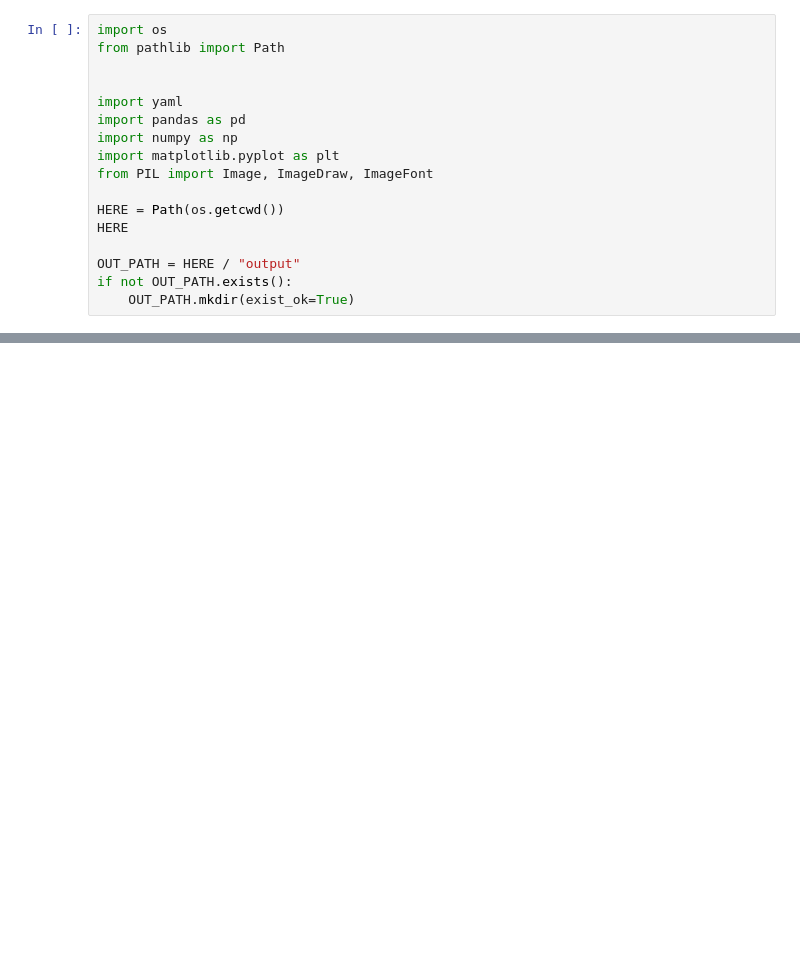
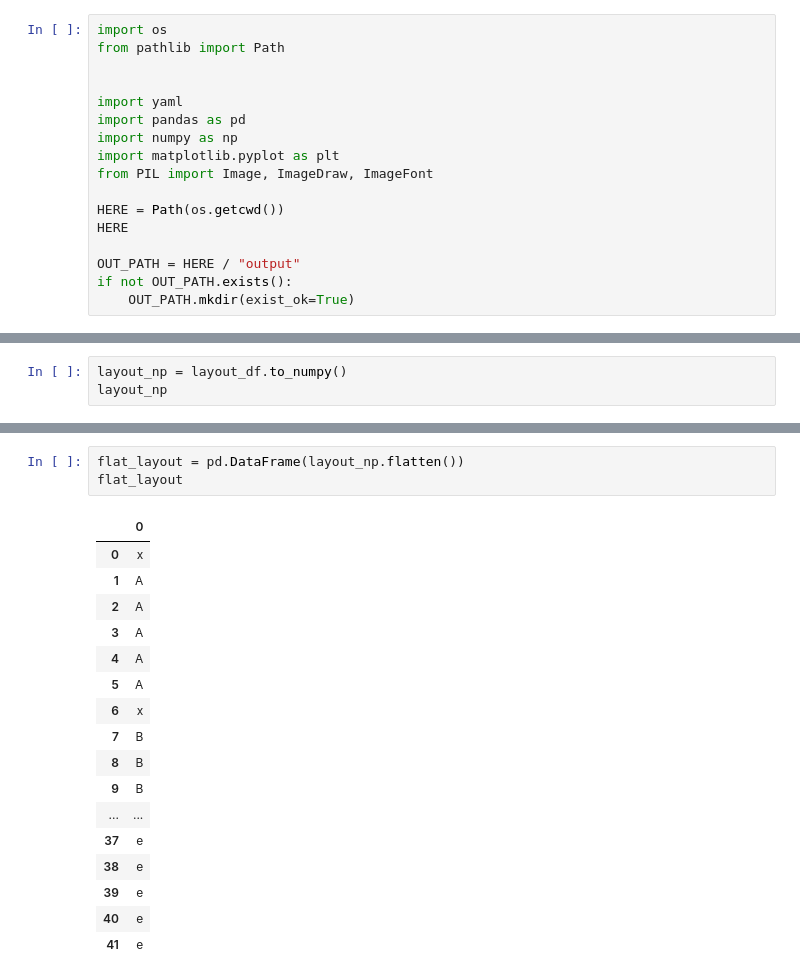
Before and after one commit to qwasium/seating-layout, a Jupyter notebook: test.ipynb, the cells around one changed output, grey strips where cells are left out. Drawn from its saved outputs; the diff is of its cells as text; blank space fills up the shorter version.

```diff
--- a/test.ipynb
+++ b/test.ipynb
@@ -62,0 +107,3 @@ layout_df
+# %%
+layout_np = layout_df.to_numpy()
+layout_np
@@ -62,0 +219,21 @@ layout_df
+# %%
+flat_layout = pd.DataFrame(layout_np.flatten())
+flat_layout
+# %% [output]
+|  | 0 |
+| 0 | x |
+| 1 | A |
+| 2 | A |
+| 3 | A |
+| 4 | A |
+| 5 | A |
+| 6 | x |
+| 7 | B |
+| 8 | B |
+| 9 | B |
+| ... | ... |
+| 37 | e |
+| 38 | e |
+| 39 | e |
+| 40 | e |
+| 41 | e |
```
Also changed, not shown: parts of 32 cells of this notebook, 5 other files.
